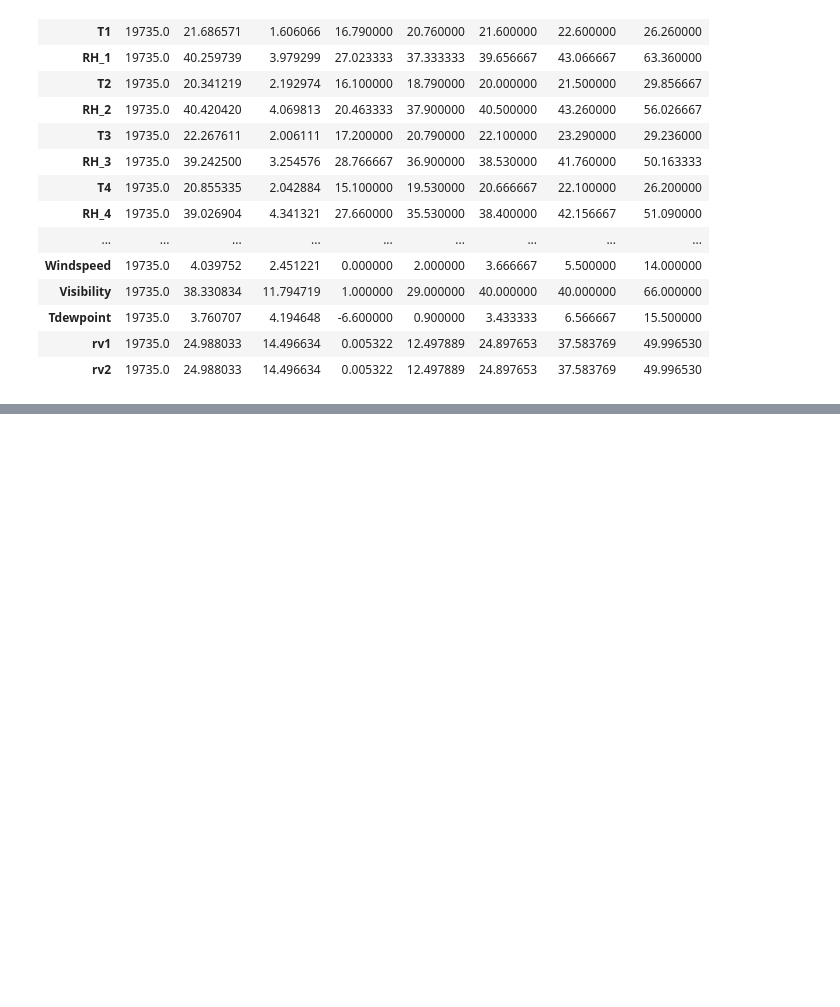
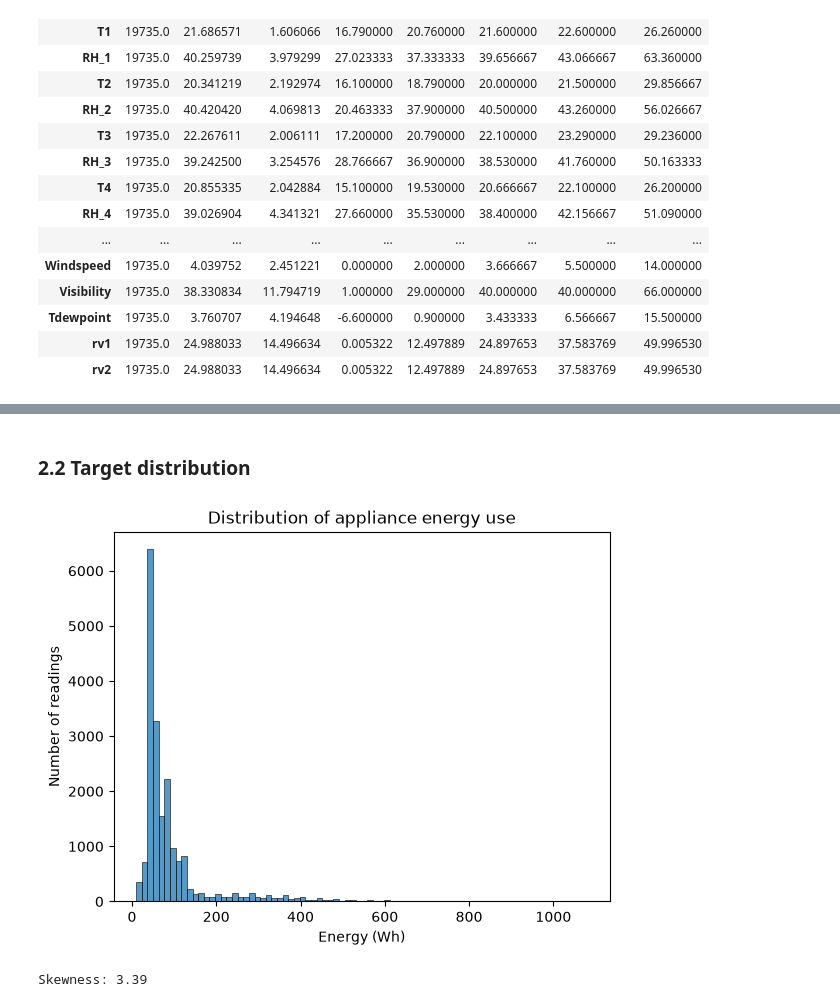
Before and after one commit to Kechrith/Web-Energy-Consumption-Predictor, a Jupyter notebook: notebook/full_process.ipynb, the cells around one changed output, grey strips where cells are left out. Saved outputs shown, nothing was run; the diff lists cells and outputs as text; code cells hidden in the pictures; blank space fills up the shorter version.

```diff
--- a/notebook/full_process.ipynb
+++ b/notebook/full_process.ipynb
@@ -78,2 +77,0 @@ sns.histplot(df["Appliances"], bins=80); plt.title("Appliances (Wh)"); plt.show(
-# %%
-df.set_index("date")["Appliances"].resample("D").mean().plot(title="Daily mean energy"); plt.show()
@@ -88,3 +77,0 @@ df.groupby(df["date"].dt.dayofweek)["Appliances"].mean().plot(kind="bar", title=
-# %%
-df.set_index("date")[["T1","T2","T_out"]].resample("D").mean().plot(title="Temperature"); plt.show()
-df.set_index("date")[["RH_1","RH_2","RH_out"]].resample("D").mean().plot(title="Humidity"); plt.show()
@@ -98,0 +85,12 @@ sns.heatmap(df.drop(columns="date").corr(), cmap="coolwarm", center=0); plt.show
+# %% [markdown]
+### 2.2 Target distribution
+# %%
+sns.histplot(df['Appliances'], bins=80)
+plt.title('Distribution of appliance energy use')
+plt.xlabel('Energy (Wh)'); plt.ylabel('Number of readings')
+plt.show()
+
+print('Skewness:', round(df['Appliances'].skew(), 2))
+# %% [output]
+[figure, added]
+Skewness: 3.39
```
Also changed, not shown: parts of 63 cells of this notebook, 2 other files.
